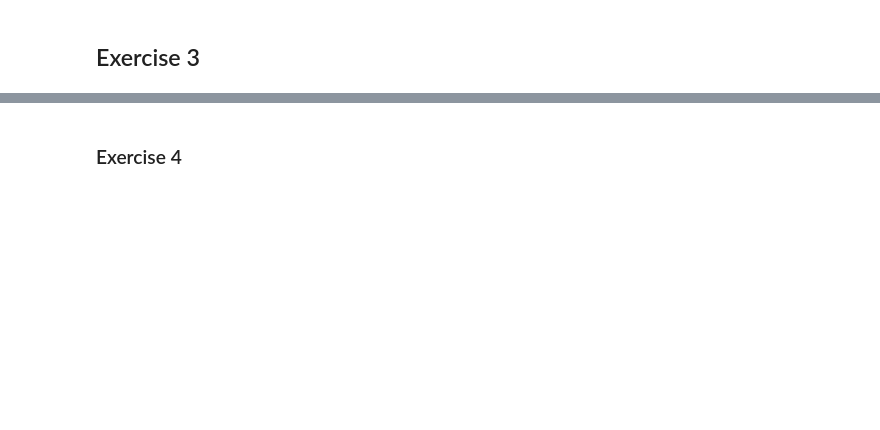
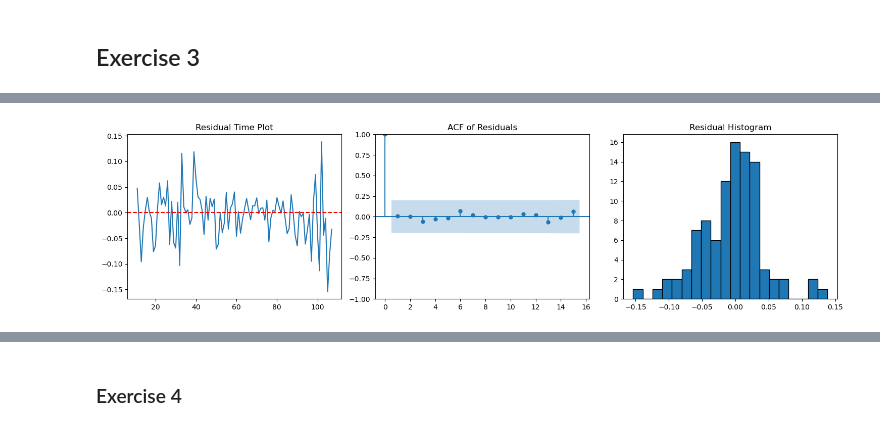
Before and after one commit to cyrilgabriele/FinancialEconometrics, a Jupyter notebook: homeworks/homework03/homework03.ipynb, the cells around one changed output, grey strips where cells are left out. Drawn from its saved outputs; the diff is of its cells as text; code cells hidden in the pictures; blank space fills up the shorter version.

```diff
--- a/homeworks/homework03/homework03.ipynb
+++ b/homeworks/homework03/homework03.ipynb
@@ -112,4 +114,26 @@ Roots
 | AR.9 | 0.9994 | -0.0000j | 0.9994 | -0.0000 |
 | AR.10 | 1.0535 | -0.6785j | 1.2531 | -0.0911 |
 | AR.11 | 1.0535 | +0.6785j | 1.2531 | 0.0911 |
+# %%
+# Add this to your Jupyter Notebook under Exercise 3
+residuals = ar_model.resid
+
+fig, axes = plt.subplots(1, 3, figsize=(15, 4))
+# 1. Time plot
+axes[0].plot(residuals)
+axes[0].set_title("Residual Time Plot")
+axes[0].axhline(0, color='red', linestyle='--')
+
+# 2. ACF
+plot_acf(residuals, lags=15, ax=axes[1])
+axes[1].set_title("ACF of Residuals")
+
+# 3. Histogram
+axes[2].hist(residuals, bins=20, edgecolor='black')
+axes[2].set_title("Residual Histogram")
+
+plt.tight_layout()
+plt.show()
+# %% [output]
+[figure, added]
 # %% [markdown]
```
Also changed, not shown: parts of 19 cells of this notebook, 2 other files.
